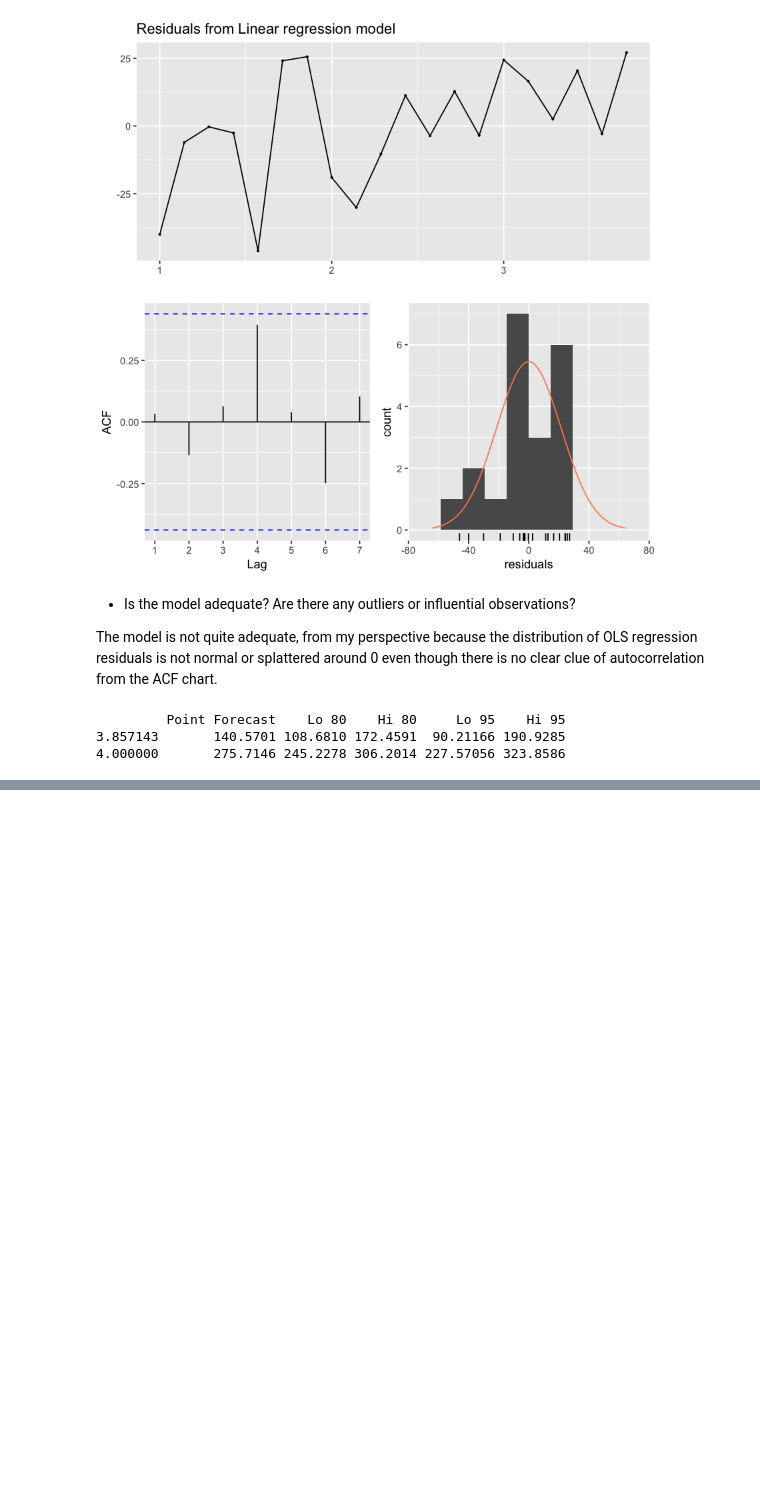
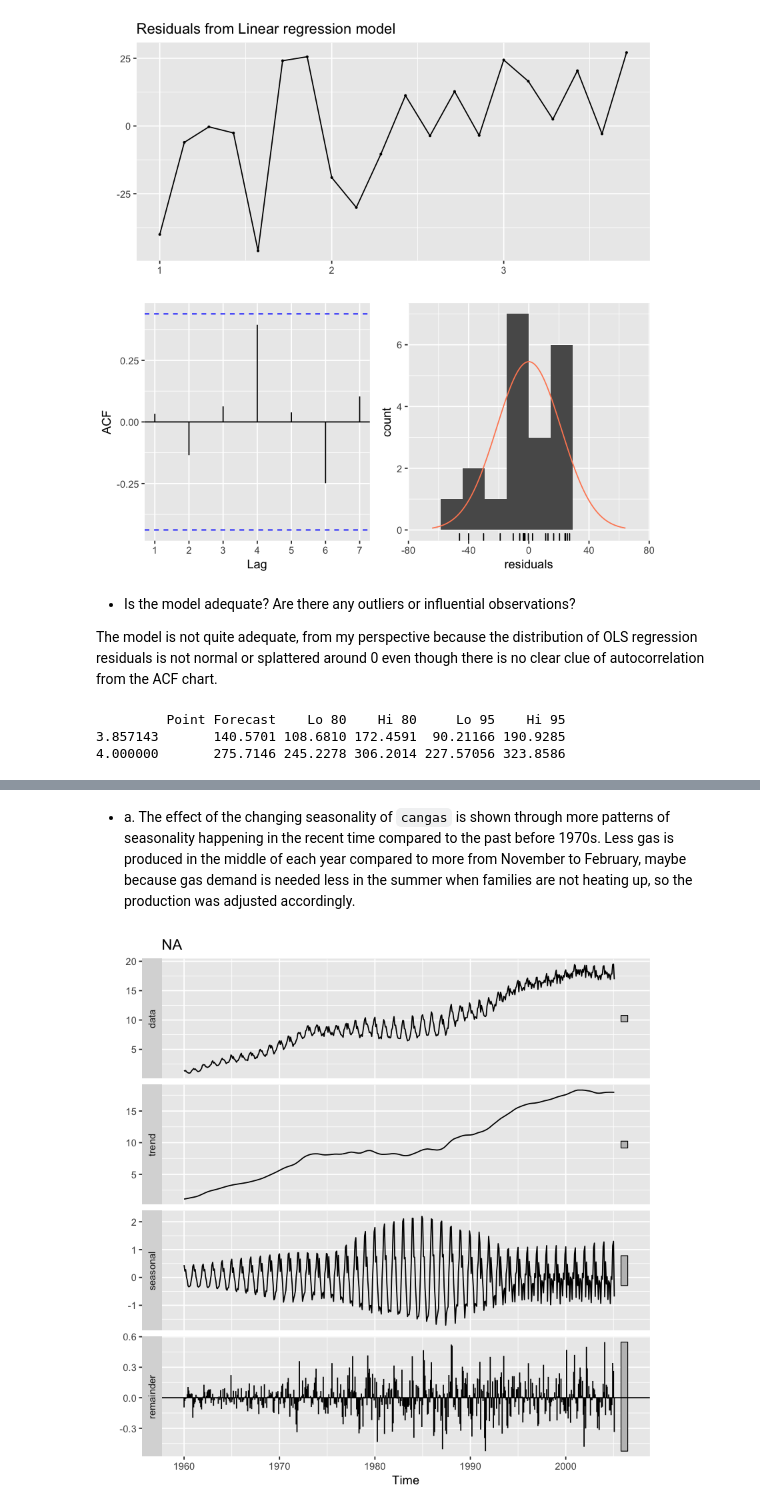
Before and after one commit to sherrytp/bc_f19_econ, a Jupyter notebook: Forecasting/ProbSet3_TIAN.ipynb, the cells around one changed output, grey strips where cells are left out. Drawn from its saved outputs; the diff is of its cells as text; code cells hidden in the pictures; blank space fills up the shorter version.

```diff
--- a/Forecasting/ProbSet3_TIAN.ipynb
+++ b/Forecasting/ProbSet3_TIAN.ipynb
@@ -63,0 +99,11 @@ forecast(fit, newdata=data.frame(Temperature=c(15,35)))
+# %% [markdown]
+- a. The effect of the changing seasonality of `cangas` is shown through more patterns of seasonality happening in the recent time compared to the past before 1970s. Less gas is produced in the middle of each year compared to more from November to February, maybe because gas demand is needed less in the summer when families are not heating up, so the production was adjusted accordingly.
+# %%
+cangas %>%
+    stl(s.window = 7) %>%
+        autoplot()
+# s.window = span(in lags) of the loss window for the seasonal extraction;
+        # need to be odd and at least 7, but slow down with large data
+# t.window = smoothing window with larger range for trend
+# %% [output]
+[figure, added]
```
Also changed, not shown: parts of 22 cells of this notebook, 3 other files.
